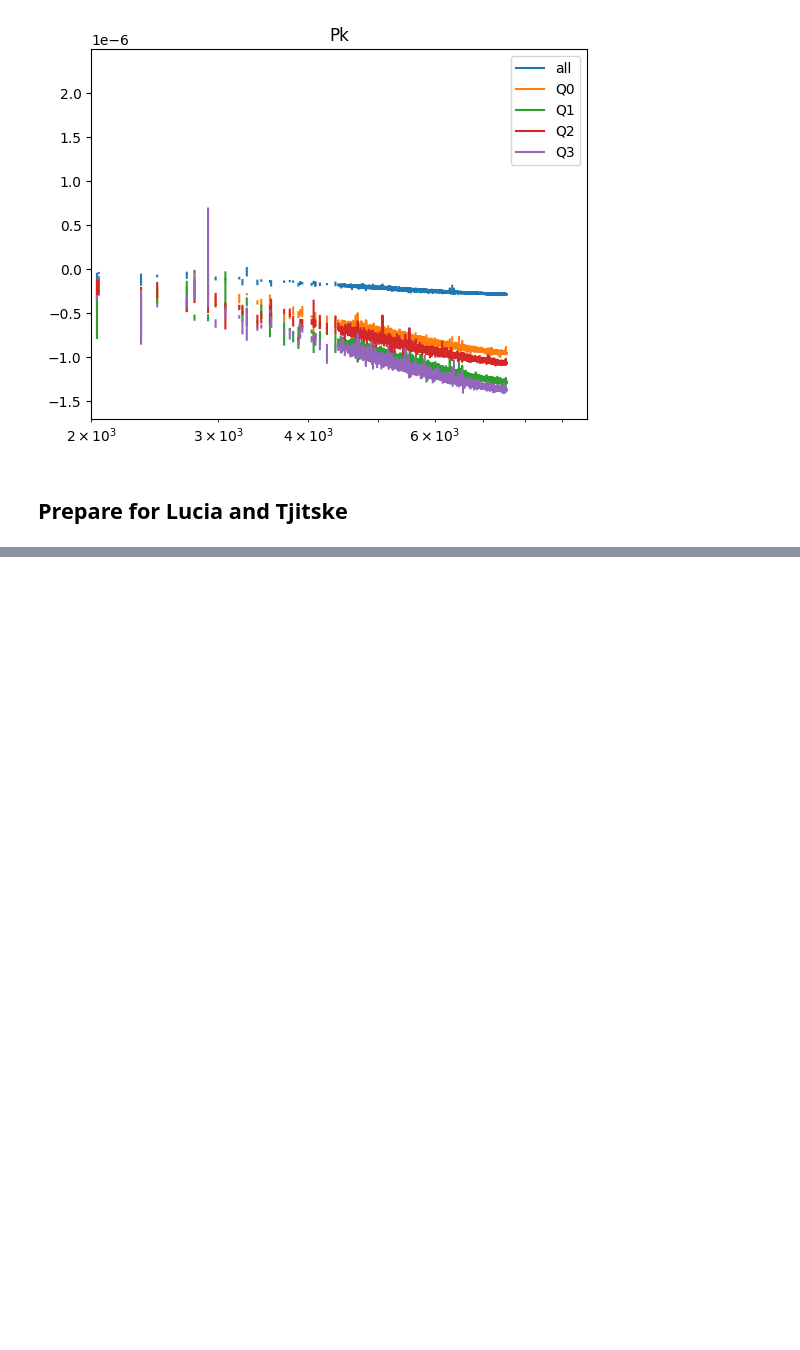
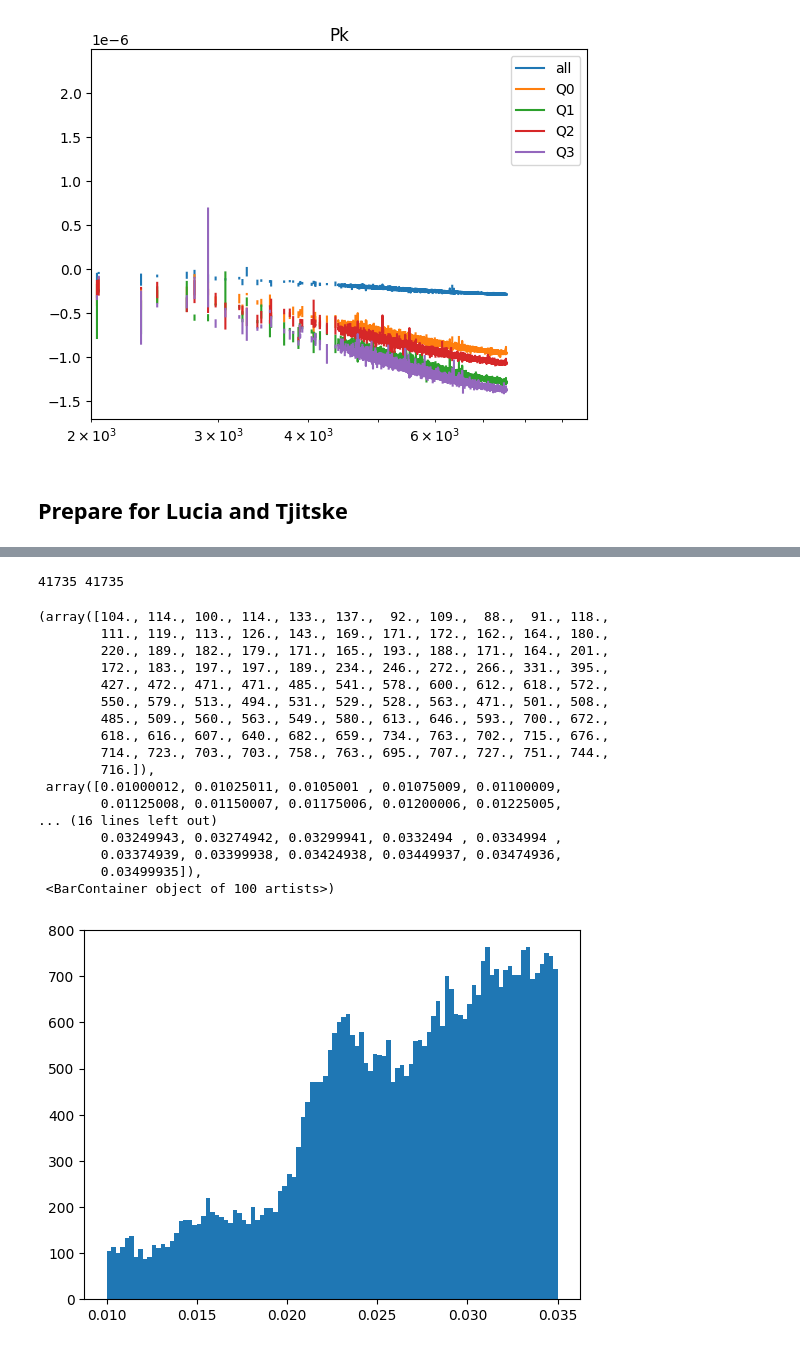
Before and after one commit to maho3/ltu-connect, a Jupyter notebook: sdss_mgs/explore_mgs.ipynb, the cells around one changed output, grey strips where cells are left out. Drawn from its saved outputs; the diff is of its cells as text; code cells hidden in the pictures; blank space fills up the shorter version.

```diff
--- a/sdss_mgs/explore_mgs.ipynb
+++ b/sdss_mgs/explore_mgs.ipynb
@@ -492,3 +488,13 @@ Text(0.5, 1.0, 'Pk')
 [figure]
 # %% [markdown]
 ## Prepare for Lucia and Tjitske
+# %%
+# Load VAGC
+with fits.open(pjoin(wdir, 'lss_index.dr72.fits')) as f:
+    print(f.info())
+    data = f[1].data
+
+filename = pjoin(wdir, 'object_sdss_imaging.fits')
+with fits.open(filename) as f:
+    print(f.info())
+    img = f[1].data
@@ -494,0 +512,28 @@ Text(0.5, 1.0, 'Pk')
+# %%
+rae = 100, 270
+dece = 0, 70
+ze = 0.01, 0.035
+def in_range(data):
+    mask = (rae[0] < data['RA']) & (data['RA'] < rae[1]) & (dece[0] < data['DEC']) & (data['DEC'] < dece[1])
+    mask &= (ze[0] <= data['Z']) & (data['Z'] < ze[1])
+    return mask
+
+mask = (data['VAGC_SELECT'] == 7) & (data['ILSS'] != -1)
+mask &= in_range(data)
+data = data[mask]
+img = img[mask]
+
+print(len(data), len(img))
+# %% [output]
+41735 41735
+# %%
+from numpy.lib.recfunctions import rec_append_fields
+
+to_add = list(data.dtype.names)
+to_add.remove('RA')
+to_add.remove('DEC')
+to_add.remove('VAGC_SELECT')
+
+img = rec_append_fields(img, to_add,
+                        data=[data[col] for col in to_add],
+                        dtypes=[data[col].dtype for col in to_add])
@@ -494,0 +542,21 @@ Text(0.5, 1.0, 'Pk')
+# %%
+plt.hist(img['Z'], bins=100)
+# %% [output]
+(array([104., 114., 100., 114., 133., 137.,  92., 109.,  88.,  91., 118.,
+        111., 119., 113., 126., 143., 169., 171., 172., 162., 164., 180.,
+        220., 189., 182., 179., 171., 165., 193., 188., 171., 164., 201.,
+        172., 183., 197., 197., 189., 234., 246., 272., 266., 331., 395.,
+        427., 472., 471., 471., 485., 541., 578., 600., 612., 618., 572.,
+        550., 579., 513., 494., 531., 529., 528., 563., 471., 501., 508.,
+        485., 509., 560., 563., 549., 580., 613., 646., 593., 700., 672.,
+        618., 616., 607., 640., 682., 659., 734., 763., 702., 715., 676.,
+        714., 723., 703., 703., 758., 763., 695., 707., 727., 751., 744.,
+        716.]),
+ array([0.01000012, 0.01025011, 0.0105001 , 0.01075009, 0.01100009,
+        0.01125008, 0.01150007, 0.01175006, 0.01200006, 0.01225005,
+... (16 lines left out)
+        0.03249943, 0.03274942, 0.03299941, 0.0332494 , 0.0334994 ,
+        0.03374939, 0.03399938, 0.03424938, 0.03449937, 0.03474936,
+        0.03499935]),
+ <BarContainer object of 100 artists>)
+[figure, added]
```
Also changed, not shown: parts of 8 cells of this notebook.
